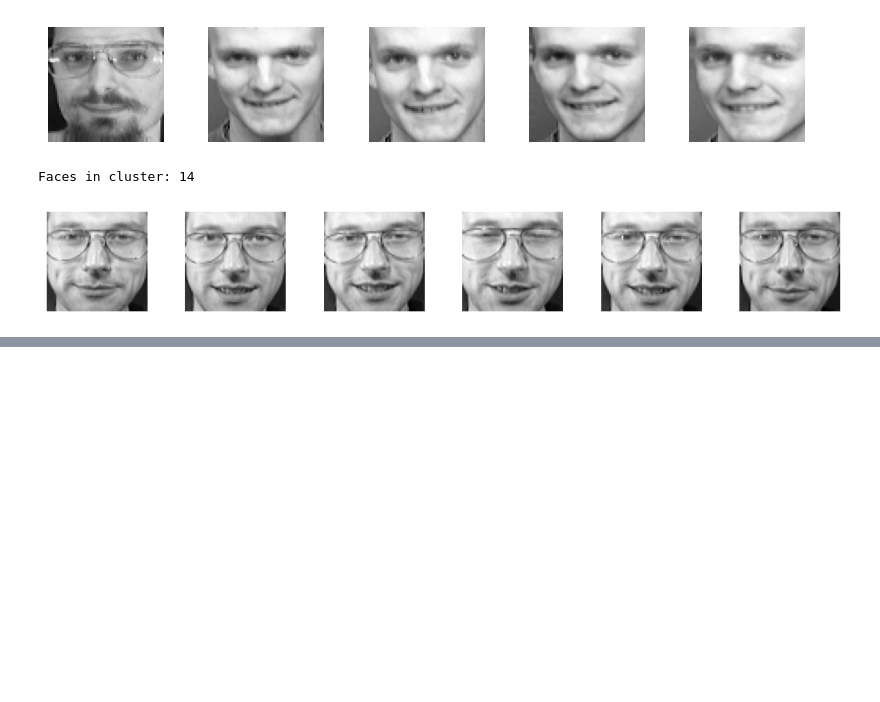
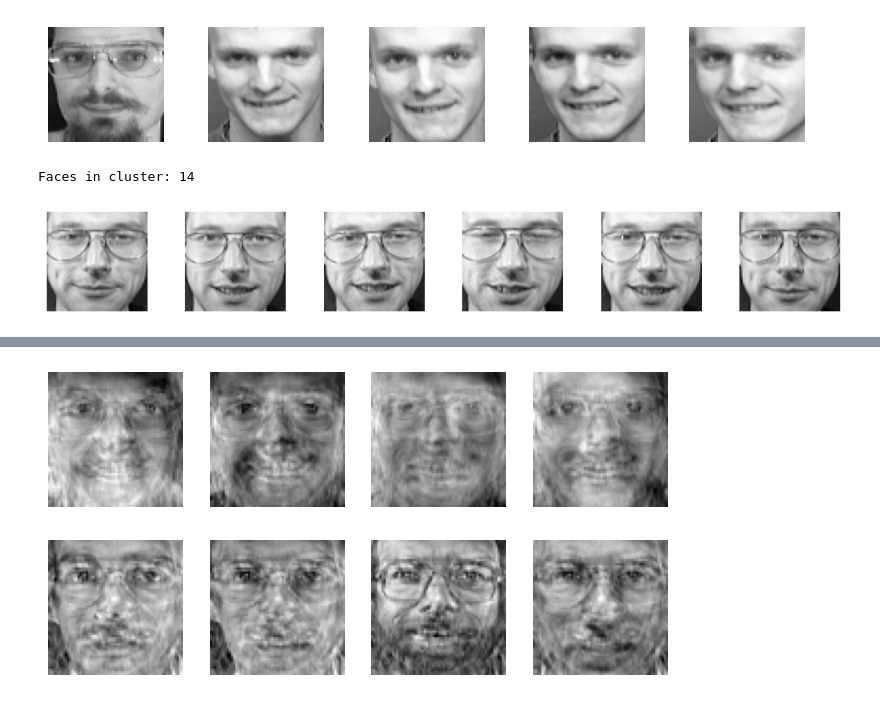
Before and after one commit to OrtizNicola/Faces-Unsupervised-Analysis, a Jupyter notebook: analysis.ipynb, the cells around one changed output, grey strips where cells are left out. Drawn from its saved outputs; the diff is of its cells as text; code cells hidden in the pictures; blank space fills up the shorter version.

```diff
--- a/analysis.ipynb
+++ b/analysis.ipynb
@@ -207,0 +405,9 @@ Faces in cluster: 14
+# %%
+# this is because the pca.inverse_transform tries to get normal faces
+# i.e. without modifications
+reconFacesModify = pcaModel.inverse_transform(
+    pcaModel.transform(Xmodify[:nRotated + nDarkened])
+)
+plotFaces(reconFacesModify, 2, 4)
+# %% [output]
+[figure, added]
```
Also changed, not shown: parts of 30 cells of this notebook.
